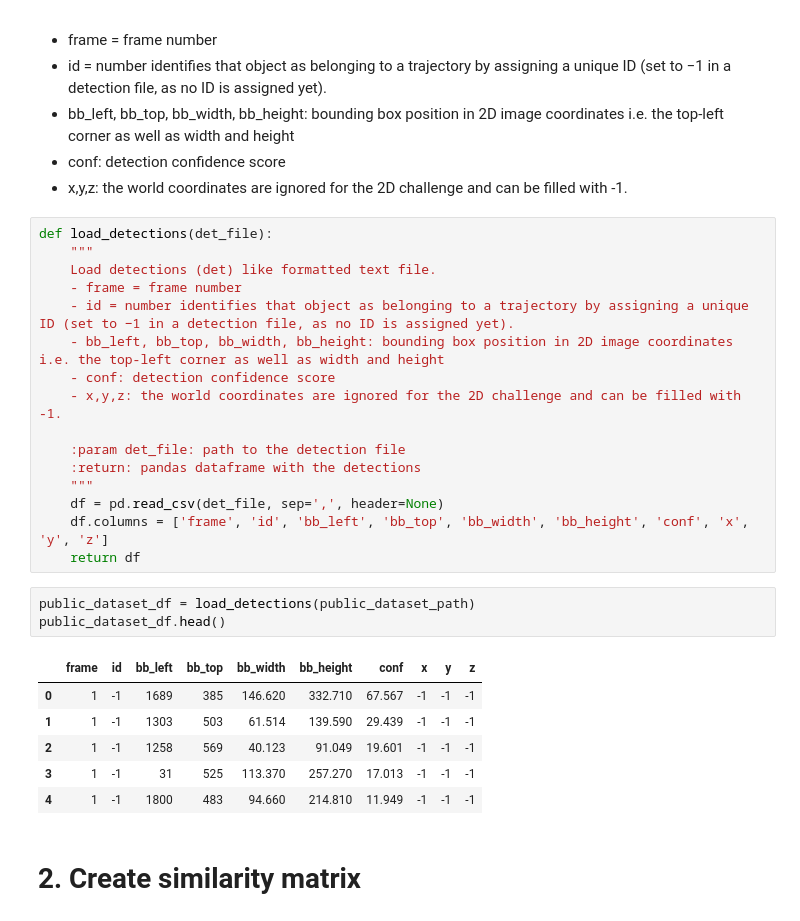
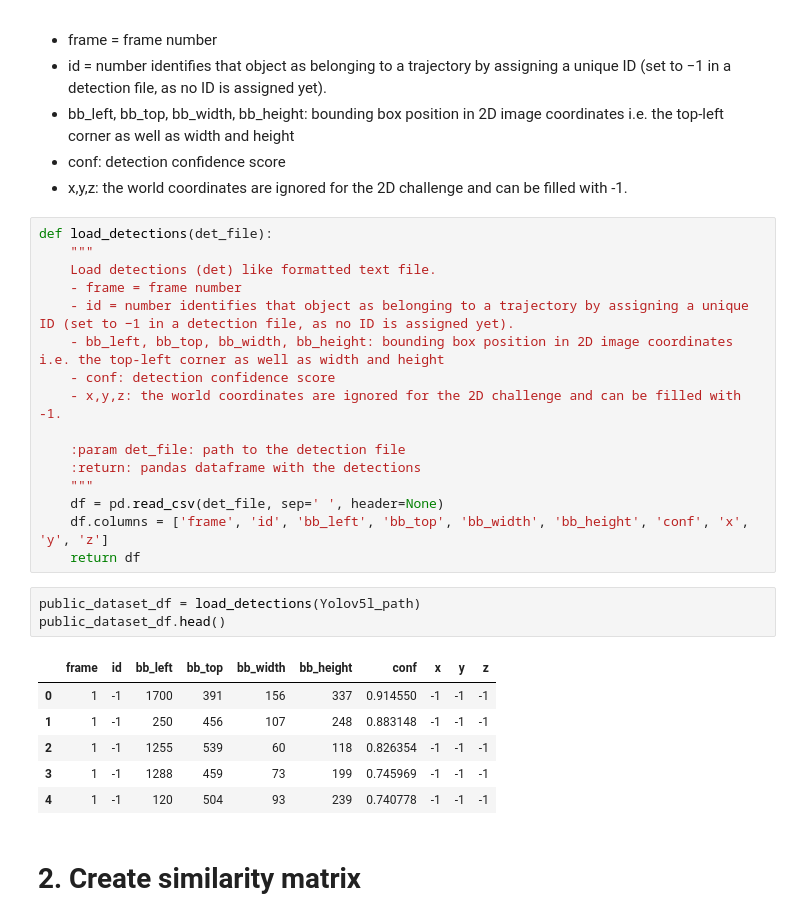
Before and after one commit to floflokie/MVLOT_TP, a Jupyter notebook: TP2_TP3/TP_2.ipynb, the cells around one changed output. Drawn from its saved outputs; the diff is of its cells as text.

Commit message:
[feat] change the dataset

```diff
--- a/TP2_TP3/TP_2.ipynb
+++ b/TP2_TP3/TP_2.ipynb
@@ -41,19 +40,19 @@ def load_detections(det_file):
     :param det_file: path to the detection file
     :return: pandas dataframe with the detections
     """
-    df = pd.read_csv(det_file, sep=',', header=None)
+    df = pd.read_csv(det_file, sep=' ', header=None)
     df.columns = ['frame', 'id', 'bb_left', 'bb_top', 'bb_width', 'bb_height', 'conf', 'x', 'y', 'z']
     return df
 # %%
-public_dataset_df = load_detections(public_dataset_path)
+public_dataset_df = load_detections(Yolov5l_path)
 public_dataset_df.head()
 # %% [output]
 |  | frame | id | bb_left | bb_top | bb_width | bb_height | conf | x | y | z |
-| 0 | 1 | -1 | 1689 | 385 | 146.620 | 332.710 | 67.567 | -1 | -1 | -1 |
-| 1 | 1 | -1 | 1303 | 503 | 61.514 | 139.590 | 29.439 | -1 | -1 | -1 |
-| 2 | 1 | -1 | 1258 | 569 | 40.123 | 91.049 | 19.601 | -1 | -1 | -1 |
-| 3 | 1 | -1 | 31 | 525 | 113.370 | 257.270 | 17.013 | -1 | -1 | -1 |
-| 4 | 1 | -1 | 1800 | 483 | 94.660 | 214.810 | 11.949 | -1 | -1 | -1 |
+| 0 | 1 | -1 | 1700 | 391 | 156 | 337 | 0.914550 | -1 | -1 | -1 |
+| 1 | 1 | -1 | 250 | 456 | 107 | 248 | 0.883148 | -1 | -1 | -1 |
+| 2 | 1 | -1 | 1255 | 539 | 60 | 118 | 0.826354 | -1 | -1 | -1 |
+| 3 | 1 | -1 | 1288 | 459 | 73 | 199 | 0.745969 | -1 | -1 | -1 |
+| 4 | 1 | -1 | 120 | 504 | 93 | 239 | 0.740778 | -1 | -1 | -1 |
 # %% [markdown]
 # 2. Create similarity matrix
 # %% [markdown]
```
Also changed, not shown: parts of 5 cells of this notebook.
